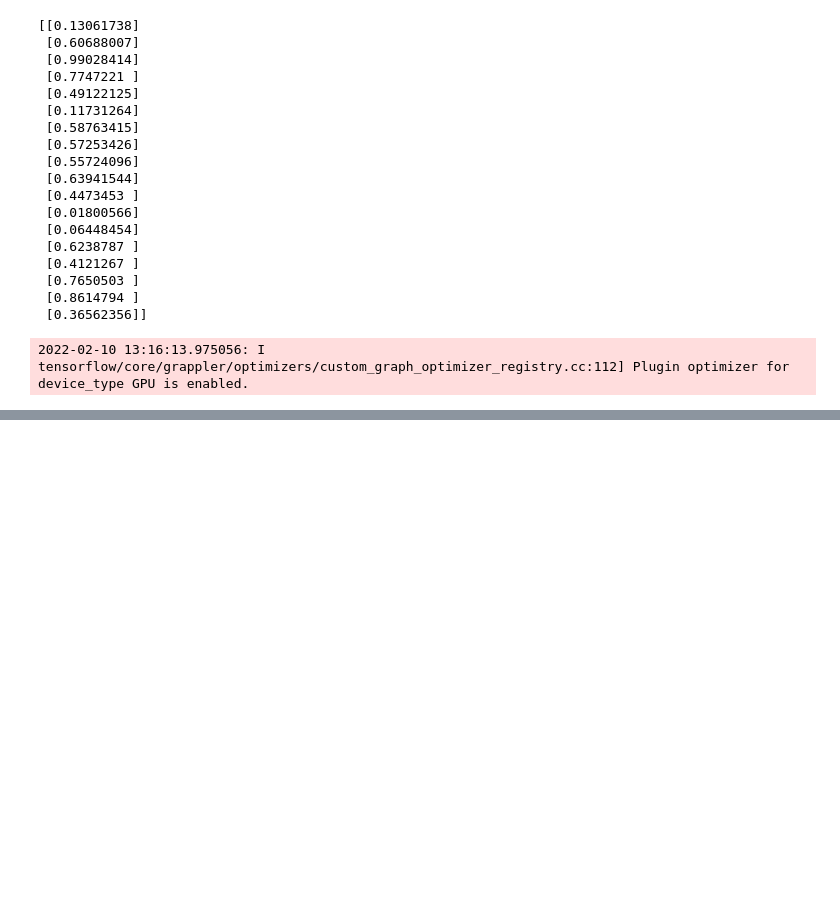
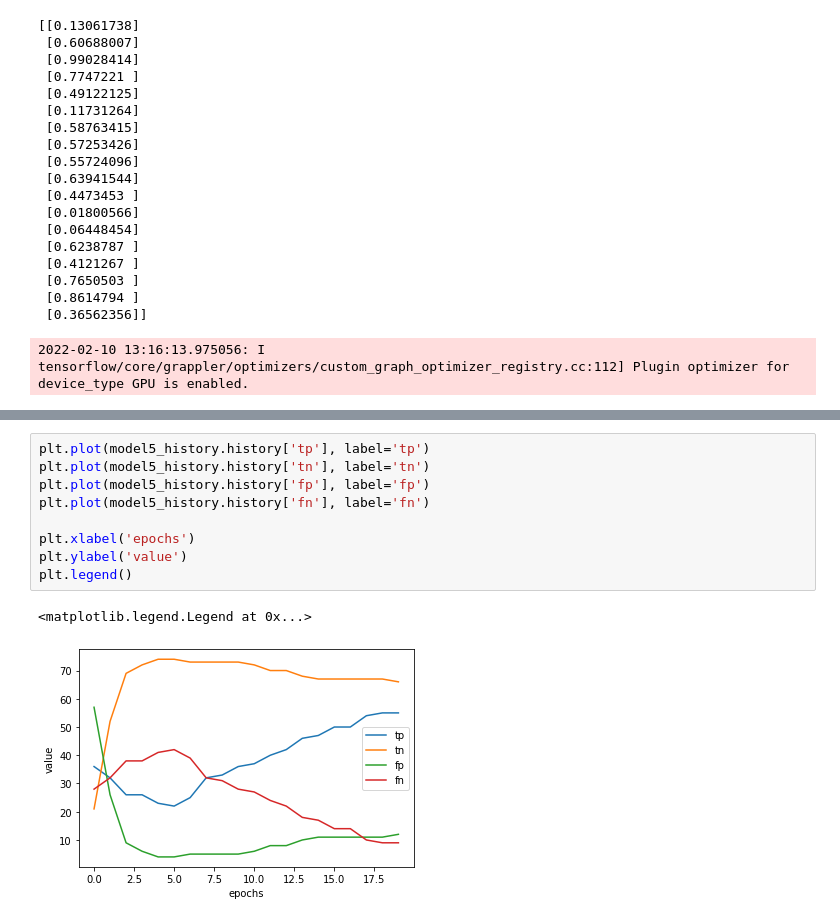
Before and after one commit to johancodes/heart-disease, a Jupyter notebook: heart_disease_ml.ipynb, the cells around one changed output, grey strips where cells are left out. Cells and saved outputs as stored; diff of their text form; blank space fills up the shorter version.

```diff
--- a/heart_disease_ml.ipynb
+++ b/heart_disease_ml.ipynb
@@ -881,0 +858,12 @@ array([[7, 1],
+# %%
+plt.plot(model5_history.history['tp'], label='tp')
+plt.plot(model5_history.history['tn'], label='tn')
+plt.plot(model5_history.history['fp'], label='fp')
+plt.plot(model5_history.history['fn'], label='fn')
+
+plt.xlabel('epochs')
+plt.ylabel('value')
+plt.legend()
+# %% [output]
+<matplotlib.legend.Legend at 0x...>
+[figure, added]
```
Also changed, not shown: parts of 8 cells of this notebook.
